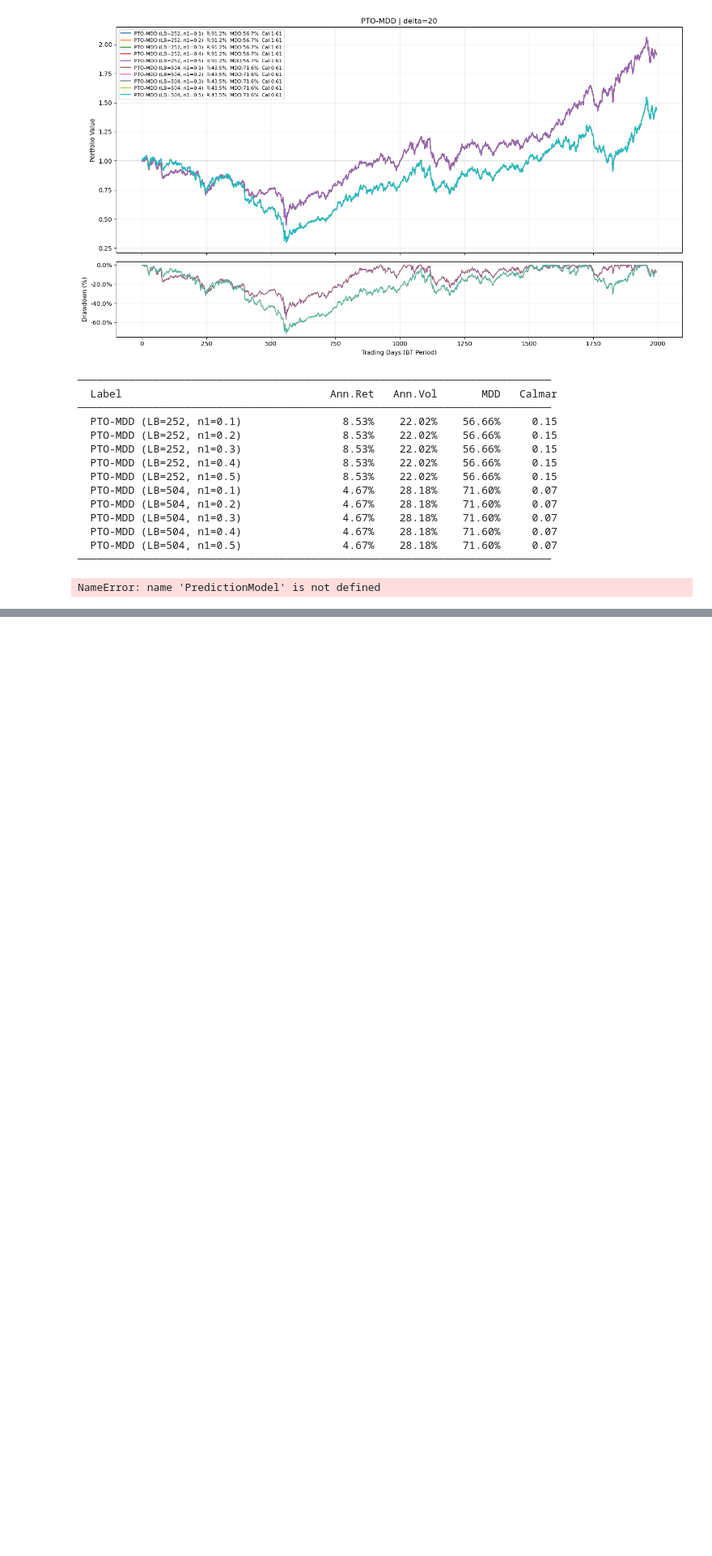
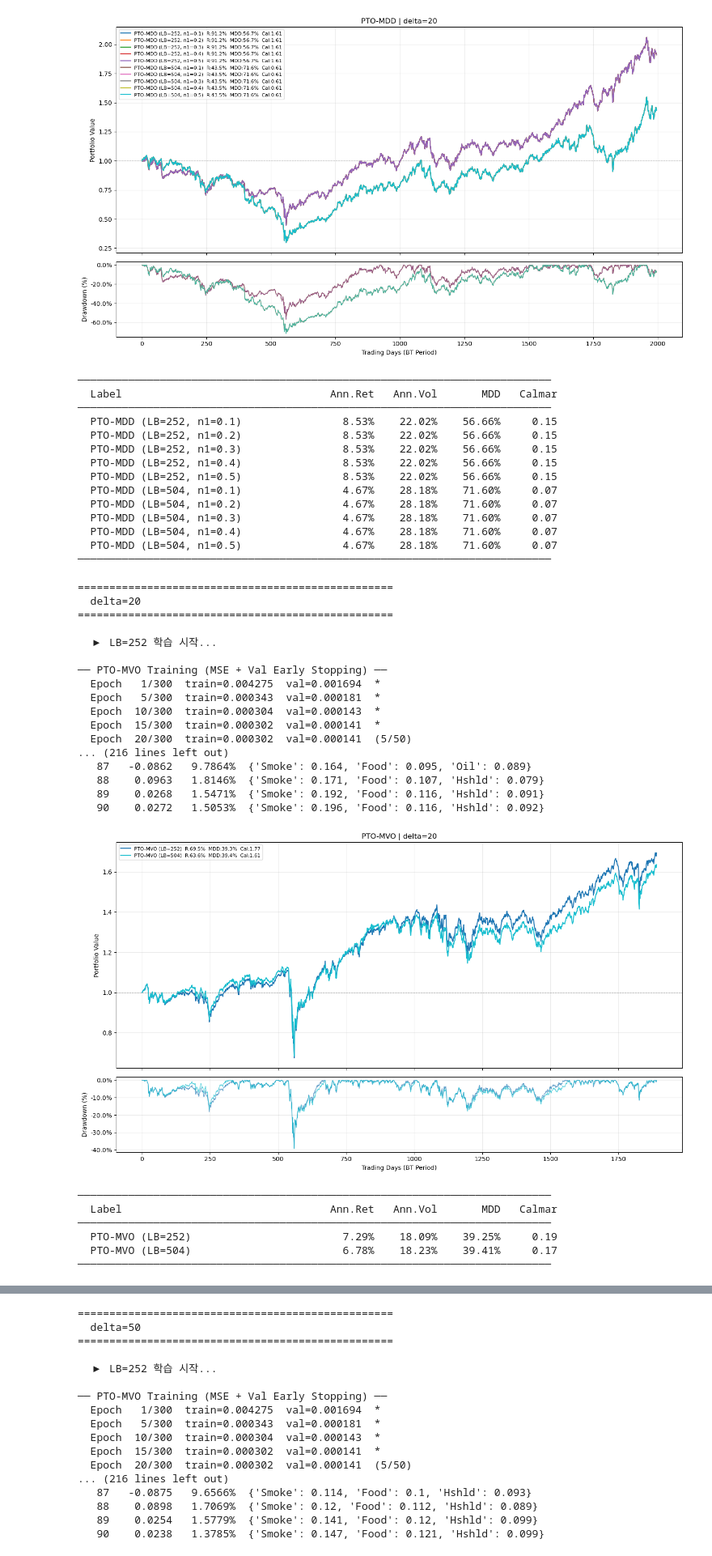
Before and after one commit to taekyounglee1224/cvxpy-portfolio-lab, a Jupyter notebook: DFL-MDD/30_inds.ipynb, the cells around one changed output, grey strips where cells are left out. Shown at 81% size. Drawn from its saved outputs; the diff is of its cells as text; code cells hidden in the pictures; blank space fills up the shorter version.

```diff
--- a/DFL-MDD/30_inds.ipynb
+++ b/DFL-MDD/30_inds.ipynb
@@ -113,13 +96,14 @@ x_max = 1.0   # box constraint 제거
 
 N_STOCKS = len(inds_30.columns)
 
-HORIZON    = 21
+HORIZON    = 126
+REBAL      = 21
 N          = HORIZON
 M          = N_STOCKS   # 10
 C          = 1.0
 d          = 1.0
 LAM_LIST   = [0.3, 0.5, 0.7]
-DELTA_LIST = [20]        # risk aversion [20, 50]
+DELTA_LIST = [20, 50]        # risk aversion [20, 50]
 HIDDEN_DIM = 128
 EPOCHS     = 300
 BATCH_SIZE = 16
@@ -128,7 +112,7 @@ PATIENCE   = 50
 
 # ── 실험 grid ──
 LOOKBACK_LIST = [252, 504]
-N1_LIST       = [0.1, 0.2, 0.3, 0.4, 0.5]
+N1_LIST       = [0.1, 0.2, 0.3, 0.4]
 
 configs = [
     {"LOOKBACK": lb, "n1": n1}
@@ -203,7 +187,7 @@ for cfg in configs:
                                  start=VAL_START_IDX, end=VAL_START_IDX + N_VAL)
     rebal_samples = make_windows(full_np, LOOKBACK, HORIZON,
                                  start=BT_START_IDX, end=BT_START_IDX + N_BT)
-    rebal_samples = rebal_samples[::HORIZON]
+    rebal_samples = rebal_samples[::REBAL]
 
     print(f"\n[LOOKBACK={LOOKBACK}, n1={n1}]")
     print(f"  Train 학습 샘플 수  : {len(train_samples)}")
@@ -839,51 +763,77 @@ pbar.close()
 ───────────────────────────────────────────────────────────────────────────
 # %%
 import importlib
-from tqdm.auto import tqdm
 
 import pto_mvo
 importlib.reload(pto_mvo)
 from pto_mvo import train_pto_mvo, backtest_pto_mvo
 
-total = len(DELTA_LIST) * len(LOOKBACK_LIST)
-pbar  = tqdm(total=total, desc="PTO-MVO", ncols=80)
+for delta_val in DELTA_LIST:
+    print(f"\n{'='*50}")
+    print(f"  delta={delta_val}")
+    print(f"{'='*50}")
 
-for delta_val in DELTA_LIST:
     all_results_mvo = []
 
     for lookback in LOOKBACK_LIST:
-        pbar.set_postfix(delta=delta_val, LB=lookback)
+        print(f"\n  ▶ LB={lookback} 학습 시작...")
 
         INPUT_DIM = lookback * N_STOCKS
 
         train_samples = make_windows(full_np, lookback, HORIZON,
                                      start=lookback, end=N_TRAIN)
         val_samples   = make_windows(full_np, lookback, HORIZON,
                                      start=VAL_START_IDX, end=VAL_START_IDX + N_VAL)
+        val_samples   = val_samples[::HORIZON]
+
         rebal_samples = make_windows(full_np, lookback, HORIZON,
                                      start=BT_START_IDX, end=BT_START_IDX + N_BT)
-        rebal_samples = rebal_samples[::HORIZON]
+        rebal_samples = rebal_samples[::REBAL]
 
         torch.manual_seed(42)
 
         model_pto_mvo = PredictionModel(INPUT_DIM, HIDDEN_DIM, N, M)
         train_pto_mvo(model_pto_mvo, train_samples, val_samples,
                       EPOCHS, BATCH_SIZE, LR, patience=PATIENCE)
 
         bt_pto_mvo = backtest_pto_mvo(
             model_pto_mvo, rebal_samples, N, d, C,
             delta=delta_val,
             x_min=x_min, x_max=x_max, gamma=gamma,
             is_mean=is_mean, is_std=is_std,
             stock_names=stock_names,
+            rebal=REBAL,
         )
         all_results_mvo.append((bt_pto_mvo, f"PTO-MVO (LB={lookback})"))
 
-        pbar.update(1)
-        pbar.refresh()
-
     plot_multi_pnl(all_results_mvo, title=f"PTO-MVO | delta={delta_val}")
 
-pbar.close()
+    plot_mdd_distribution(
+        all_results_mvo,                          # ← 오타 수정
+        title_prefix=f"PTO-MVO | delta={delta_val}"
+    )
 # %% [output]
-NameError: name 'PredictionModel' is not defined
+==================================================
+  delta=20
+==================================================
+
+  ▶ LB=252 학습 시작...
+
+── PTO-MVO Training (MSE + Val Early Stopping) ──
+  Epoch   1/300  train=0.004275  val=0.001694  *
+  Epoch   5/300  train=0.000343  val=0.000181  *
+  Epoch  10/300  train=0.000304  val=0.000143  *
+  Epoch  15/300  train=0.000302  val=0.000141  *
+  Epoch  20/300  train=0.000302  val=0.000141  (5/50)
+... (216 lines left out)
+   87   -0.0862   9.7864%  {'Smoke': 0.164, 'Food': 0.095, 'Oil': 0.089}
+   88    0.0963   1.8146%  {'Smoke': 0.171, 'Food': 0.107, 'Hshld': 0.079}
+   89    0.0268   1.5471%  {'Smoke': 0.192, 'Food': 0.116, 'Hshld': 0.091}
+   90    0.0272   1.5053%  {'Smoke': 0.196, 'Food': 0.116, 'Hshld': 0.092}
+[figure, added]
+───────────────────────────────────────────────────────────────────────────
+  Label                                 Ann.Ret   Ann.Vol       MDD   Calmar
+───────────────────────────────────────────────────────────────────────────
+  PTO-MVO (LB=252)                        7.29%    18.09%    39.25%     0.19
+  PTO-MVO (LB=504)                        6.78%    18.23%    39.41%     0.17
+───────────────────────────────────────────────────────────────────────────
@@ -889,0 +841,17 @@ NameError: name 'PredictionModel' is not defined
+==================================================
+  delta=50
+==================================================
+
+  ▶ LB=252 학습 시작...
+
+── PTO-MVO Training (MSE + Val Early Stopping) ──
+  Epoch   1/300  train=0.004275  val=0.001694  *
+  Epoch   5/300  train=0.000343  val=0.000181  *
+  Epoch  10/300  train=0.000304  val=0.000143  *
+  Epoch  15/300  train=0.000302  val=0.000141  *
+  Epoch  20/300  train=0.000302  val=0.000141  (5/50)
+... (216 lines left out)
+   87   -0.0875   9.6566%  {'Smoke': 0.114, 'Food': 0.1, 'Hshld': 0.093}
+   88    0.0898   1.7069%  {'Smoke': 0.12, 'Food': 0.112, 'Hshld': 0.089}
+   89    0.0254   1.5779%  {'Smoke': 0.141, 'Food': 0.12, 'Hshld': 0.099}
+   90    0.0238   1.3785%  {'Smoke': 0.147, 'Food': 0.121, 'Hshld': 0.099}
```
Also changed, not shown: parts of 7 cells of this notebook, 4 other files.
